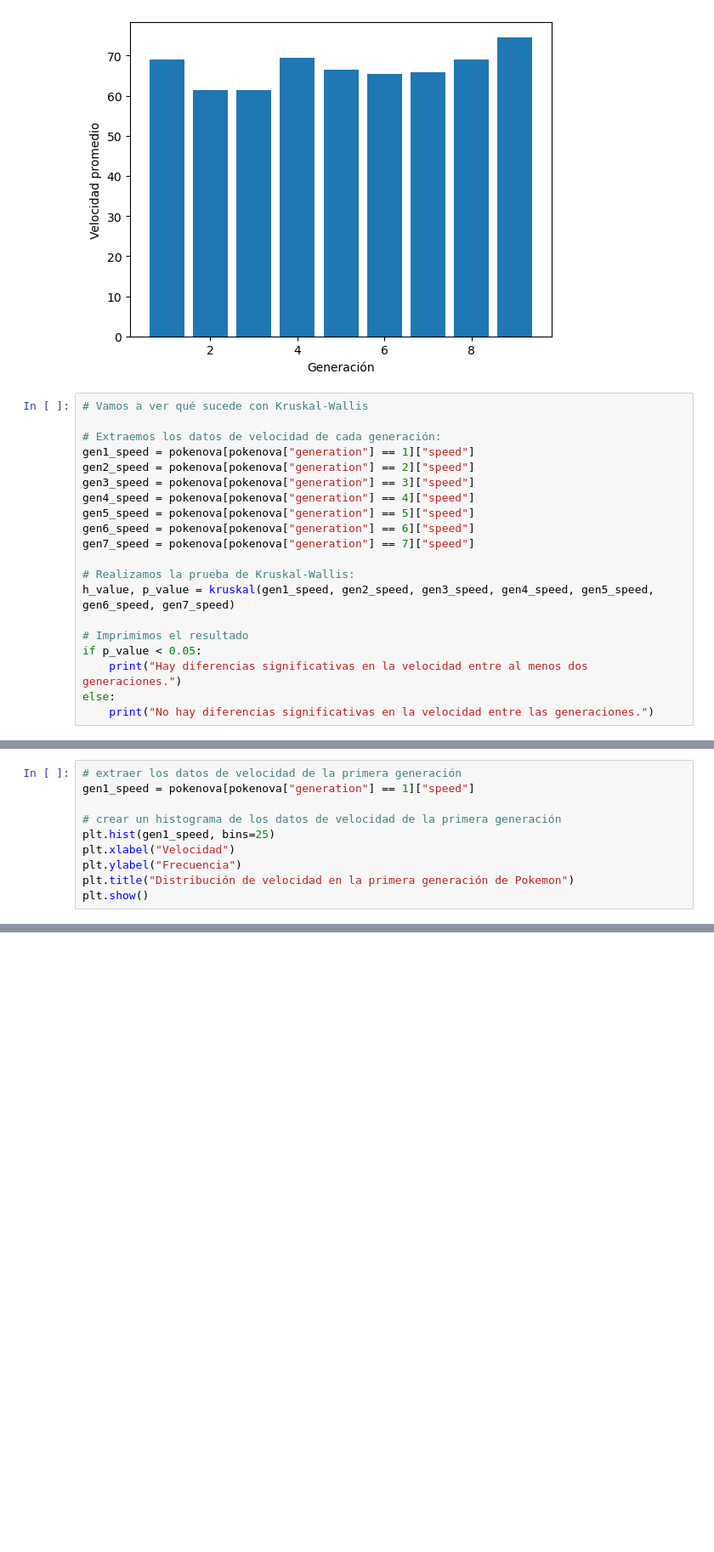
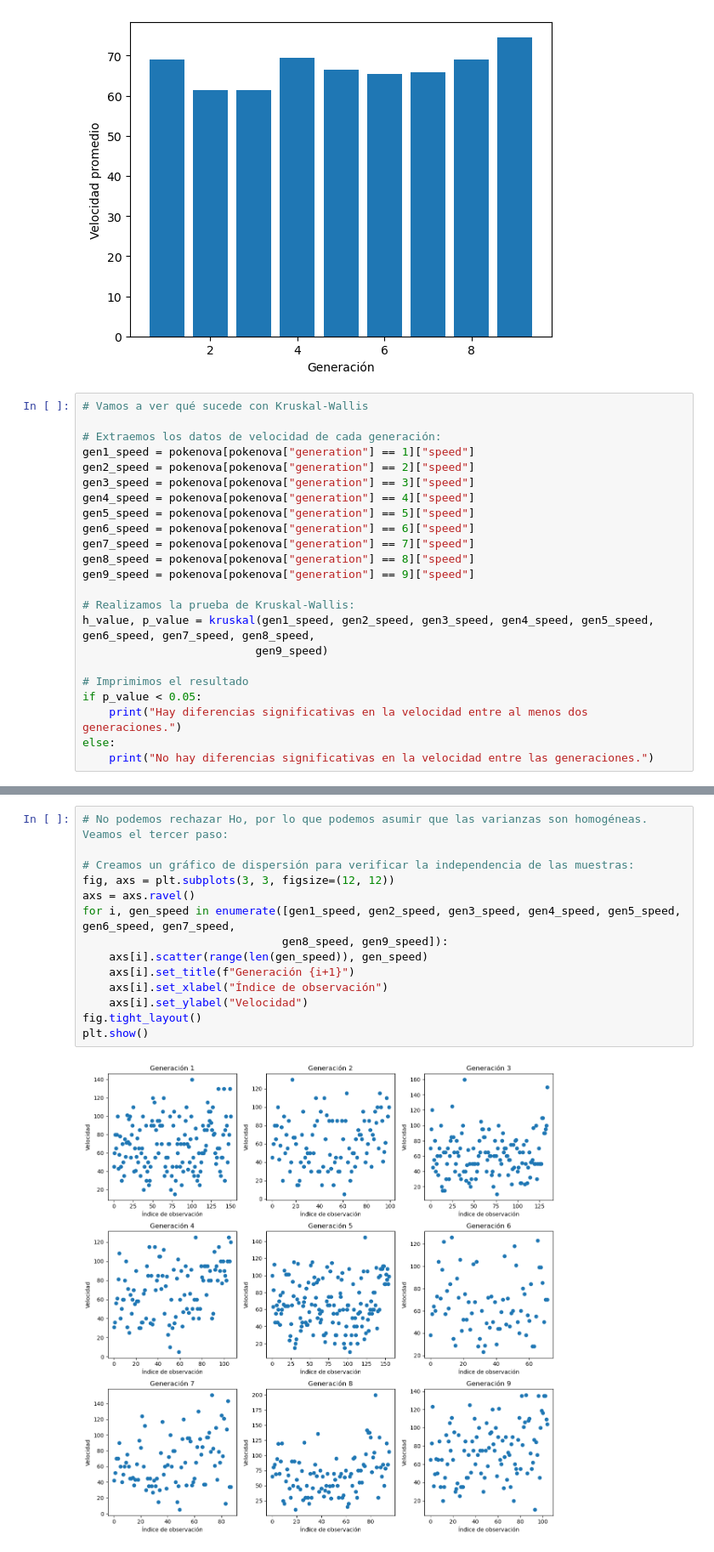
Before and after one commit to Edupastore/Proyecto-final-Pokemon, a Jupyter notebook: src/Estudio_ANOVAS.ipynb, the cells around one changed output, grey strips where cells are left out. Shown at 85% size. Saved outputs shown, nothing was run; the diff lists cells and outputs as text; blank space fills up the shorter version.

Commit message:
[Mantra para ANOVIZAR: normalidad-homovarianzas-indepenmuestras](Eduardo Pastor Ruiz)

```diff
--- a/src/Estudio_ANOVAS.ipynb
+++ b/src/Estudio_ANOVAS.ipynb
@@ -94,9 +97,12 @@ gen4_speed = pokenova[pokenova["generation"] == 4]["speed"]
 gen5_speed = pokenova[pokenova["generation"] == 5]["speed"]
 gen6_speed = pokenova[pokenova["generation"] == 6]["speed"]
 gen7_speed = pokenova[pokenova["generation"] == 7]["speed"]
+gen8_speed = pokenova[pokenova["generation"] == 8]["speed"]
+gen9_speed = pokenova[pokenova["generation"] == 9]["speed"]
 
 # Realizamos la prueba de Kruskal-Wallis:
-h_value, p_value = kruskal(gen1_speed, gen2_speed, gen3_speed, gen4_speed, gen5_speed, gen6_speed, gen7_speed)
+h_value, p_value = kruskal(gen1_speed, gen2_speed, gen3_speed, gen4_speed, gen5_speed, gen6_speed, gen7_speed, gen8_speed,
+                          gen9_speed)
 
 # Imprimimos el resultado
 if p_value < 0.05:
@@ -108,10 +113,0 @@ No hay diferencias significativas en la velocidad entre las generaciones.
-# %%
-# extraer los datos de velocidad de la primera generación
-gen1_speed = pokenova[pokenova["generation"] == 1]["speed"]
-
-# crear un histograma de los datos de velocidad de la primera generación
-plt.hist(gen1_speed, bins=25)
-plt.xlabel("Velocidad")
-plt.ylabel("Frecuencia")
-plt.title("Distribución de velocidad en la primera generación de Pokemon")
-plt.show()
@@ -119,0 +176,16 @@ plt.show()
+# %%
+# No podemos rechazar Ho, por lo que podemos asumir que las varianzas son homogéneas. Veamos el tercer paso:
+
+# Creamos un gráfico de dispersión para verificar la independencia de las muestras:
+fig, axs = plt.subplots(3, 3, figsize=(12, 12))
+axs = axs.ravel()
+for i, gen_speed in enumerate([gen1_speed, gen2_speed, gen3_speed, gen4_speed, gen5_speed, gen6_speed, gen7_speed,
+                              gen8_speed, gen9_speed]):
+    axs[i].scatter(range(len(gen_speed)), gen_speed)
+    axs[i].set_title(f"Generación {i+1}")
+    axs[i].set_xlabel("Índice de observación")
+    axs[i].set_ylabel("Velocidad")
+fig.tight_layout()
+plt.show()
+# %% [output]
+[figure, added]
```
Also changed, not shown: parts of 8 cells of this notebook.
